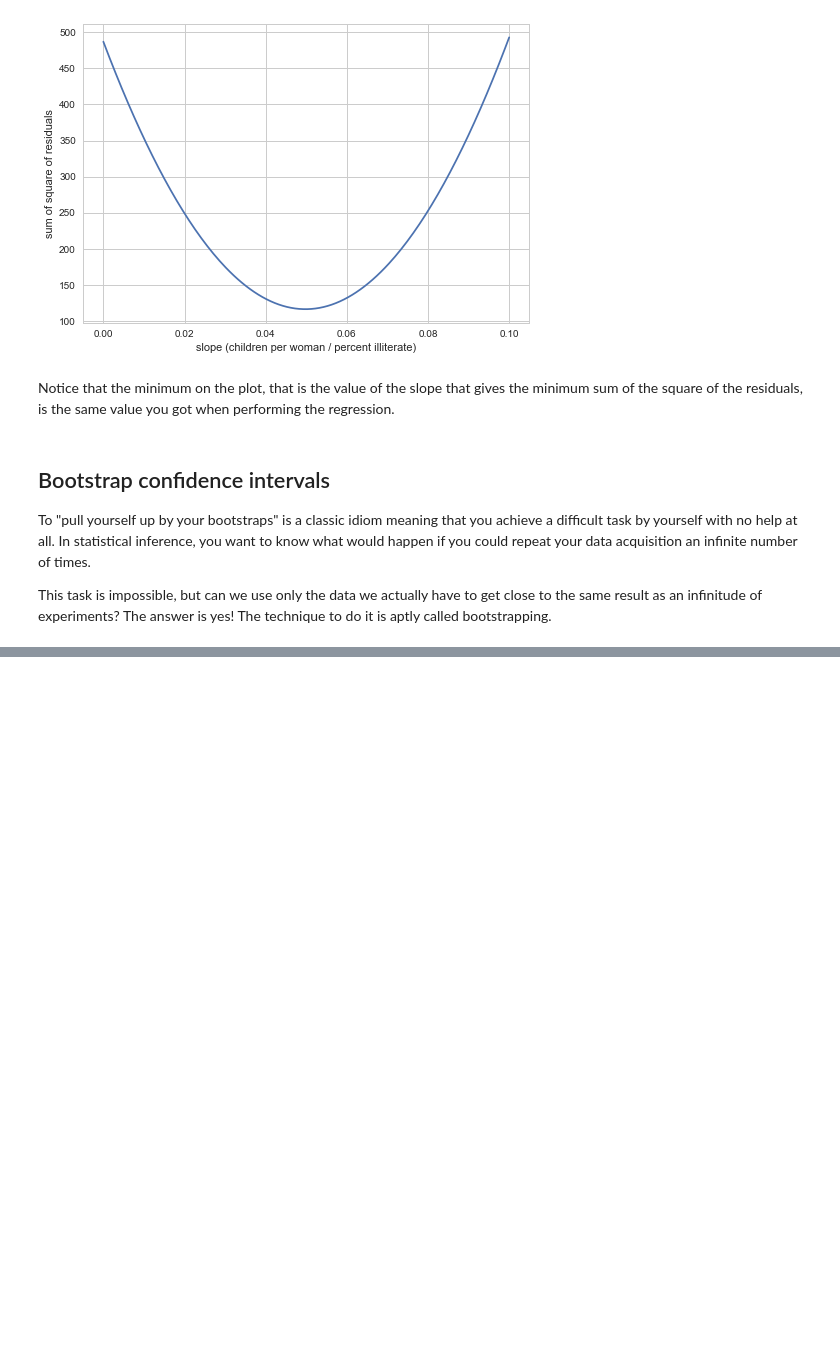
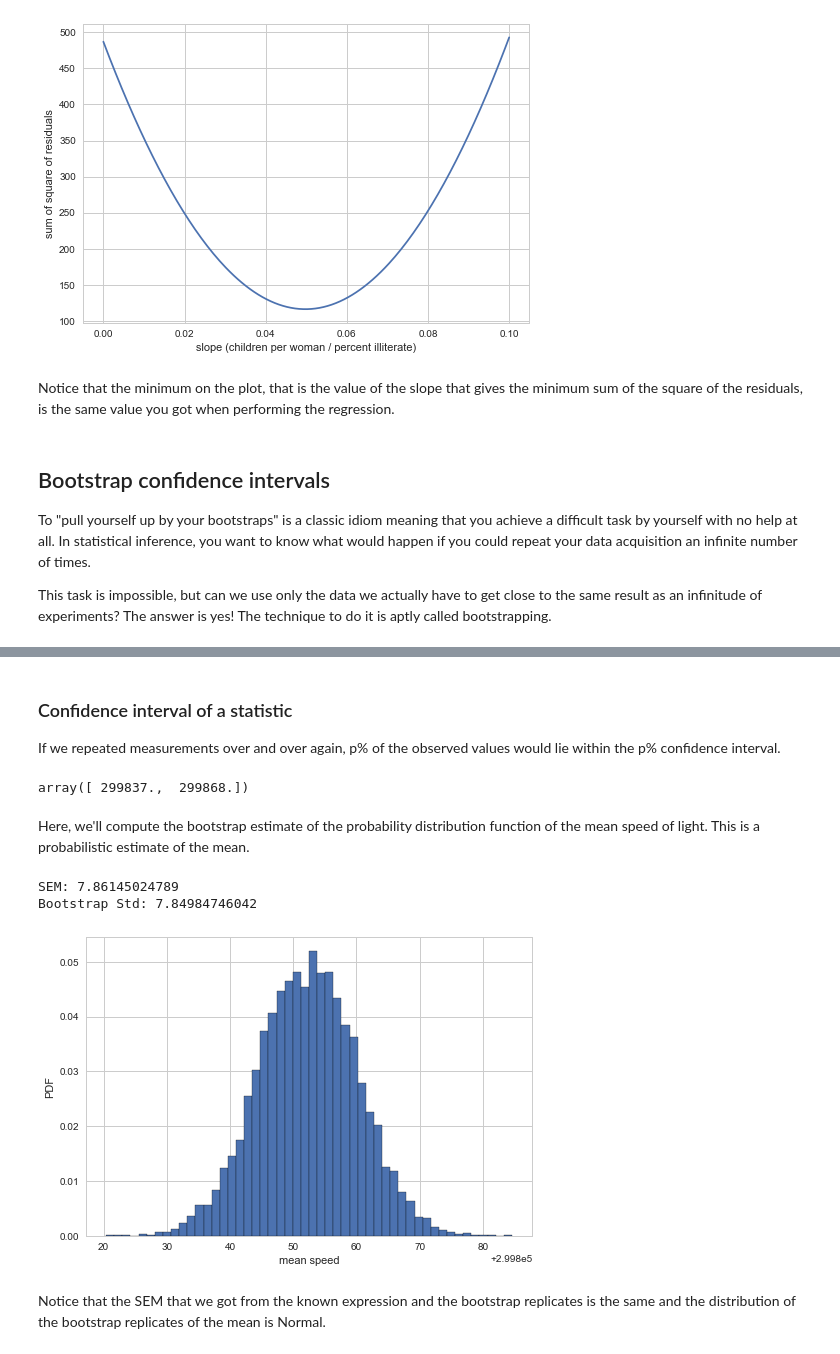
Before and after one commit to iamjz/Python-Data, a Jupyter notebook: StatisticalThinking2.ipynb, the cells around one changed output, grey strips where cells are left out. Drawn from its saved outputs; the diff is of its cells as text; code cells hidden in the pictures; blank space fills up the shorter version.

```diff
--- a/StatisticalThinking2.ipynb
+++ b/StatisticalThinking2.ipynb
@@ -179,0 +234,50 @@ This task is impossible, but can we use only the data we actually have to get cl
+# %% [markdown]
+### Confidence interval of a statistic
+
+If we repeated measurements over and over again, p% of the observed values would lie within the p% confidence interval.
+# %%
+conf_int = np.percentile(bs_replicates, [2.5, 97.5]) # 95% confidence interval
+conf_int
+# %% [output]
+array([ 299837.,  299868.])
+# %%
+def draw_bs_reps(data, func, size = 1):
+    """Draw bootstrap replicates."""
+
+    # Initialize array of replicates: bs_replicates
+    bs_replicates = np.empty(size)
+
+    # Generate replicates
+    for i in range(size):
+        bs_replicates[i] = bootstrap_replicate_1d(data, func)
+
+    return bs_replicates
+# %% [markdown]
+Here, we'll compute the bootstrap estimate of the probability distribution function of the mean speed of light. This is a probabilistic estimate of the mean.
+# %%
+# take 10,000 bootstrap replicates of the mean:
+bs_replicates = draw_bs_reps(speed, np.mean, size = 10000)
+
+# compute and print SEM
+# The standard deviation of this distribution,
+# called the standard error of the mean, or SEM, is given
+# by the standard deviation of the data divided by the
+# square root of the number of data points.
+sem = np.std(speed) / np.sqrt(len(speed))
+print("SEM:", sem)
+
+# compute the std of the bootstrap reps
+bs_std = np.std(bs_replicates)
+print("Bootstrap Std:", bs_std)
+
+_ = plt.hist(bs_replicates, bins = 50, normed = True)
+_ = plt.xlabel("mean speed")
+_ = plt.ylabel("PDF")
+
+plt.show()
+# %% [output]
+SEM: 7.86145024789
+Bootstrap Std: 7.84984746042
+[figure, added]
+# %% [markdown]
+Notice that the SEM that we got from the known expression and the bootstrap replicates is the same and the distribution of the bootstrap replicates of the mean is Normal.
```
Also changed, not shown: parts of 11 cells of this notebook.
